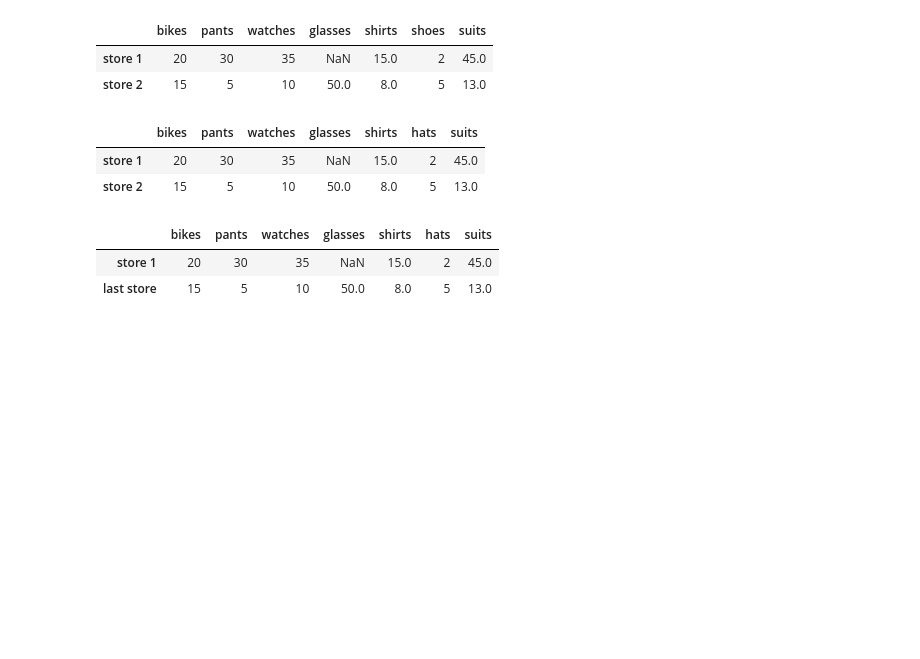
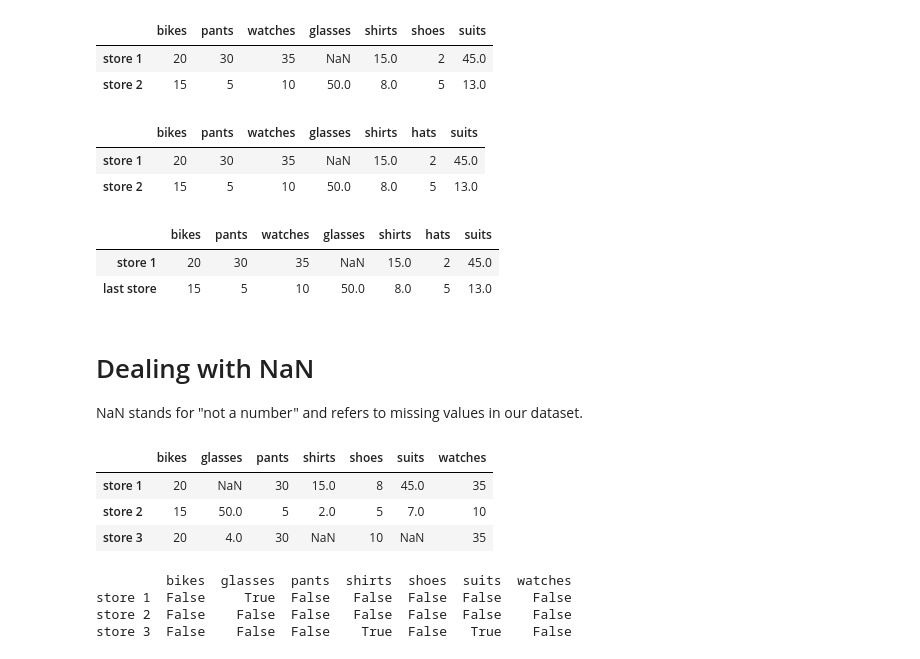
Before and after one commit to FonsahPageo/Python101, a Jupyter notebook: Pandas.ipynb, the cells around one changed output. Drawn from its saved outputs; the diff is of its cells as text; code cells hidden in the pictures; blank space fills up the shorter version.

Commit message:
Dealing with NaN values

```diff
--- a/Pandas.ipynb
+++ b/Pandas.ipynb
@@ -355,3 +356,26 @@ store_items
 |  | bikes | pants | watches | glasses | shirts | hats | suits |
 | store 1 | 20 | 30 | 35 | NaN | 15.0 | 2 | 45.0 |
 | last store | 15 | 5 | 10 | 50.0 | 8.0 | 5 | 13.0 |
+# %% [markdown]
+# Dealing with NaN
+NaN stands for "not a number" and refers to  missing values in our dataset.
+# %%
+items = [{'bikes': 20, 'pants': 30, 'watches': 35, 'shirts': 15, 'shoes':8, 'suits':45},
+{'watches': 10, 'glasses': 50, 'bikes': 15, 'pants':5, 'shirts': 2, 'shoes':5, 'suits':7},
+{'bikes': 20, 'pants': 30, 'watches': 35, 'glasses': 4, 'shoes':10}]
+store_items = pd.DataFrame(items, index = ['store 1', 'store 2', 'store 3'])
+store_items = store_items.sort_index(axis = 1)
+store_items
+# %% [output]
+|  | bikes | glasses | pants | shirts | shoes | suits | watches |
+| store 1 | 20 | NaN | 30 | 15.0 | 8 | 45.0 | 35 |
+| store 2 | 15 | 50.0 | 5 | 2.0 | 5 | 7.0 | 10 |
+| store 3 | 20 | 4.0 | 30 | NaN | 10 | NaN | 35 |
+# %%
+x = store_items.isnull()
+print(x)
+# %% [output]
+         bikes  glasses  pants  shirts  shoes  suits  watches
+store 1  False     True  False   False  False  False    False
+store 2  False    False  False   False  False  False    False
+store 3  False    False  False    True  False   True    False
```
Also changed, not shown: parts of 15 cells of this notebook.
